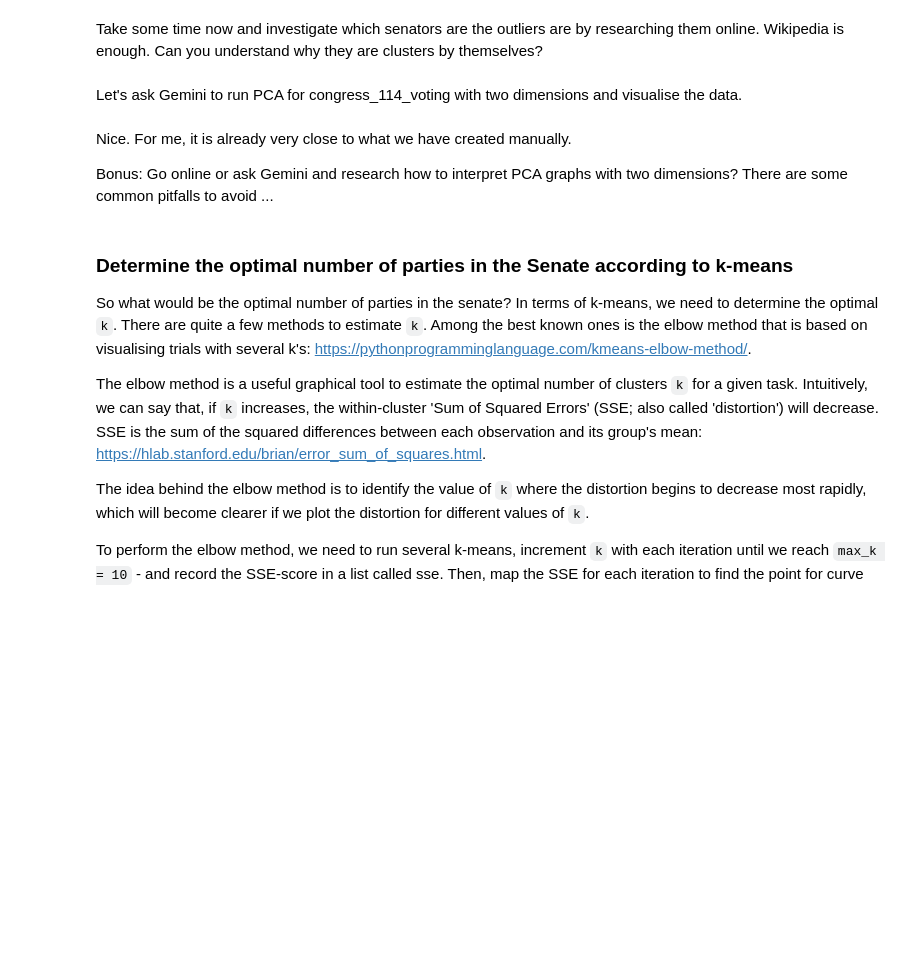
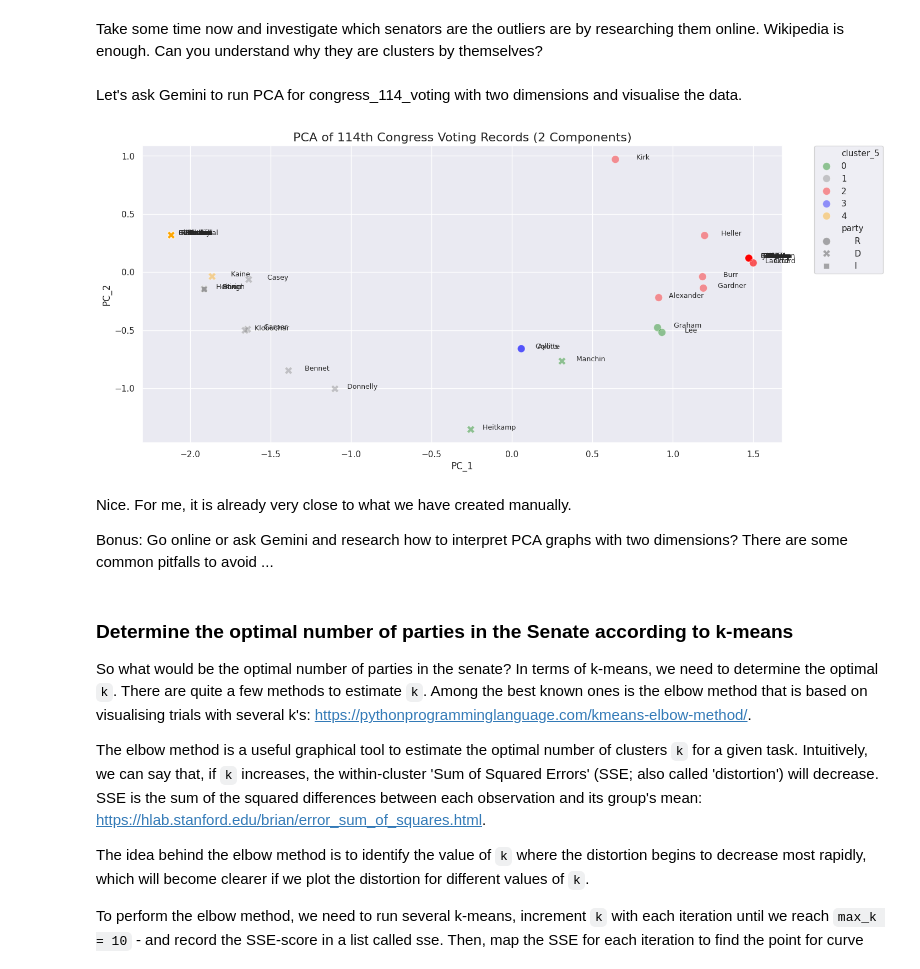
Before and after one commit to onni-Q/python_assignments, a Jupyter notebook: Week3_Workshop.ipynb, the cells around one changed output. Drawn from its saved outputs; the diff is of its cells as text; code cells hidden in the pictures; blank space fills up the shorter version.

```diff
--- a/Week3_Workshop.ipynb
+++ b/Week3_Workshop.ipynb
@@ -172,5 +258,7 @@ We call them `bill_cols` as only the bills are `float` in `congress_114.dtypes`.
 With `bill_cols`, you can select all the bill columns. Make them all integer columns with `astype(int)`. Type in `congress_114[bill_cols] = congress_114[bill_cols].astype(int)`.
 
 BTW, you will have noticed that string types are objects in Pandas.
+# %%
+congress_114[bill_cols] = congress_114[bill_cols].astype(int)
 # %% [markdown]
 Make sure that everything has come out as planned by checking `dtypes` next.
@@ -290,4 +451,6 @@ With `:4`, we select the first four columns - the non-bill columns. With `copy()
 # %% [markdown]
 Because we like it tidy, we give the columns of `congress_114_result` new readable names. We can do this by assigning the columns directly to a list of names: `congress_114_result.columns = ['index','name','party', 'state', 'cluster']`.
+# %%
+congress_114_result.columns = ['index','name','party', 'state', 'cluster']
 # %% [markdown]
 Let's take a look at the composition of `congress_114_result` and print out the whole dataframe. What do you see?
@@ -311,3 +502,17 @@ Run the cell below.
 k = 5
 # %% [markdown]
 Fit k-means with the new `k`. Assign it to `kmeans_5`. Check out the earlier code for fitting k-means with `k=2`. Simply copy it and run the next cell.
+# %%
+congress_114_voting = congress_114.loc[:, bill_cols]
+congress_114_voting.head()
+
+from sklearn.cluster import KMeans
+
+kmeans = KMeans(n_clusters = k)
+kmeans.fit(congress_114_voting)
+
+kmeans_5 = KMeans(n_clusters=5)
+kmeans_5.fit(congress_114_voting)
+
+
+kmeans.n_iter_
@@ -314,4 +521,6 @@ Fit k-means with the new `k`. Assign it to `kmeans_5`. Check out the earlier cod
 # %% [markdown]
 As we already have a `congress_114_result` dataframe, we just need to create a new column with the new cluster assignments. Create a new column `cluster_5` in congress_114_result using the result from `k_means5`. The columns should be filled by `np.array(kmeans_5.labels_)`. Note we use the array now to fill the column. Earlier we used `pd.Series`. There are many different ways of doing this.
+# %%
+congress_114_result['cluster_5'] = np.array(kmeans_5.labels_)
 # %%
 q4.check()
@@ -391,6 +682,48 @@ label_point(principal_df.PC_1, principal_df.PC_2, principal_df.name, plt.gca())
 Take some time now and investigate which senators are the outliers are by researching them online. Wikipedia is enough. Can you understand why they are clusters by themselves?
 # %% [markdown]
 Let's ask Gemini to run PCA for congress_114_voting with two dimensions and visualise the data.
+# %%
+from sklearn.decomposition import PCA
+import pandas as pd
+import seaborn as sns
+import matplotlib.pyplot as plt
+
+# ---- PCA (2 components) ----
+pca = PCA(n_components=2)
+principal_components = pca.fit_transform(congress_114_voting)
+
+# ---- Create PCA dataframe ----
+principal_df = pd.DataFrame(principal_components, columns=['PC_1', 'PC_2'])
+principal_df['name'] = congress_114_result.name.values
+principal_df['party'] = congress_114_result.party.values
+principal_df['cluster'] = congress_114_result.cluster.values
+principal_df['cluster_5'] = congress_114_result.cluster_5.values
+
+plt.figure(figsize=(15, 7))
+
+sns.scatterplot(
+    data=principal_df,
+    x='PC_1',
+    y='PC_2',
+    hue='cluster_5',
+    style='party',
+    s=100,
+    palette=['green', 'grey', 'red', 'blue', 'orange'],
+    alpha=0.40
+)
+
+plt.title("PCA of 114th Congress Voting Records (2 Components)", fontsize=16)
+plt.legend(bbox_to_anchor=(1.05, 1), loc=2, borderaxespad=0.)
+
+def label_point(x, y, labels, ax):
+    df = pd.concat({'x': x, 'y': y, 'label': labels}, axis=1)
+    for _, row in df.iterrows():
+        ax.text(row['x'] + 0.02, row['y'], str(row['label']), fontsize=9)
+
+label_point(principal_df.PC_1, principal_df.PC_2, principal_df.name, plt.gca())
+plt.show()
+# %% [output]
+[figure, added]
 # %% [markdown]
 Nice. For me, it is already very close to what we have created manually.
 
```
Also changed, not shown: parts of 86 cells of this notebook.
